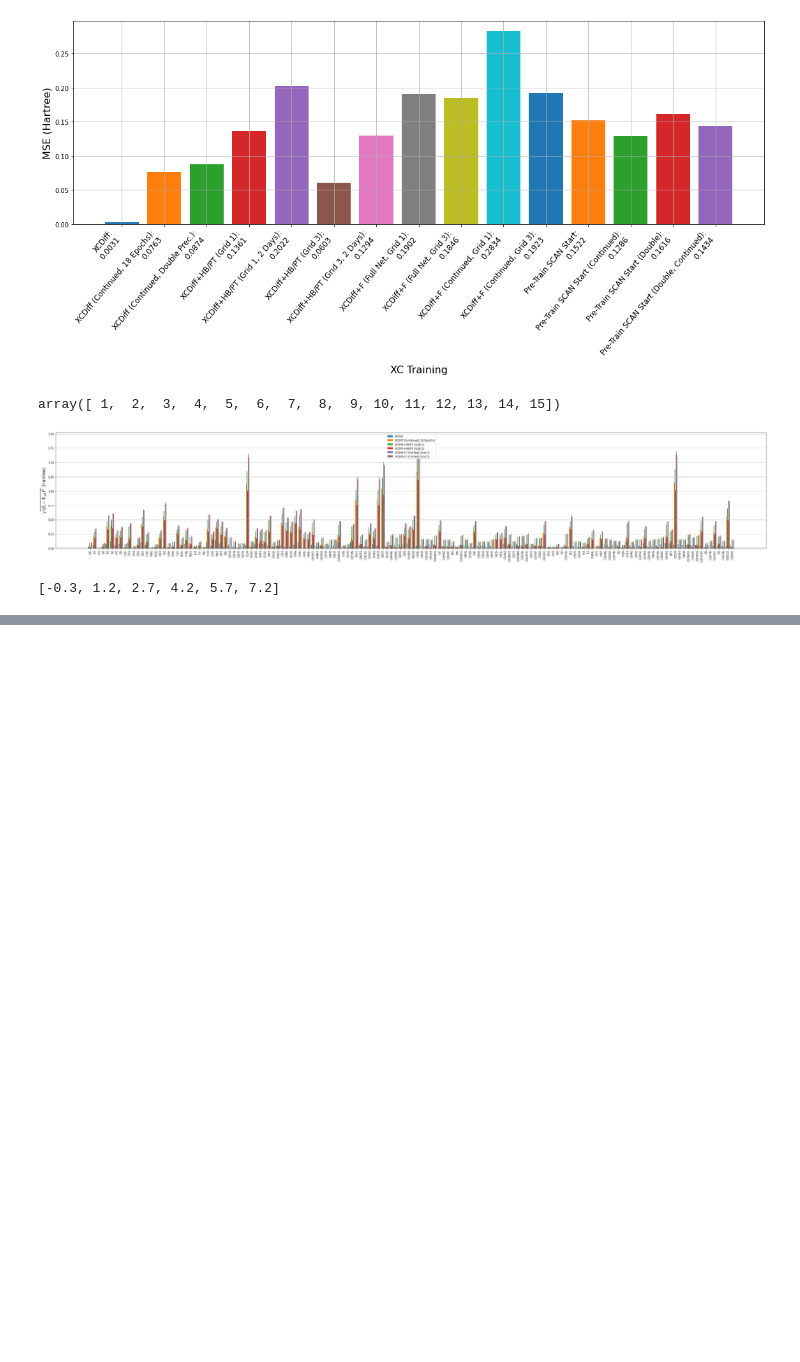
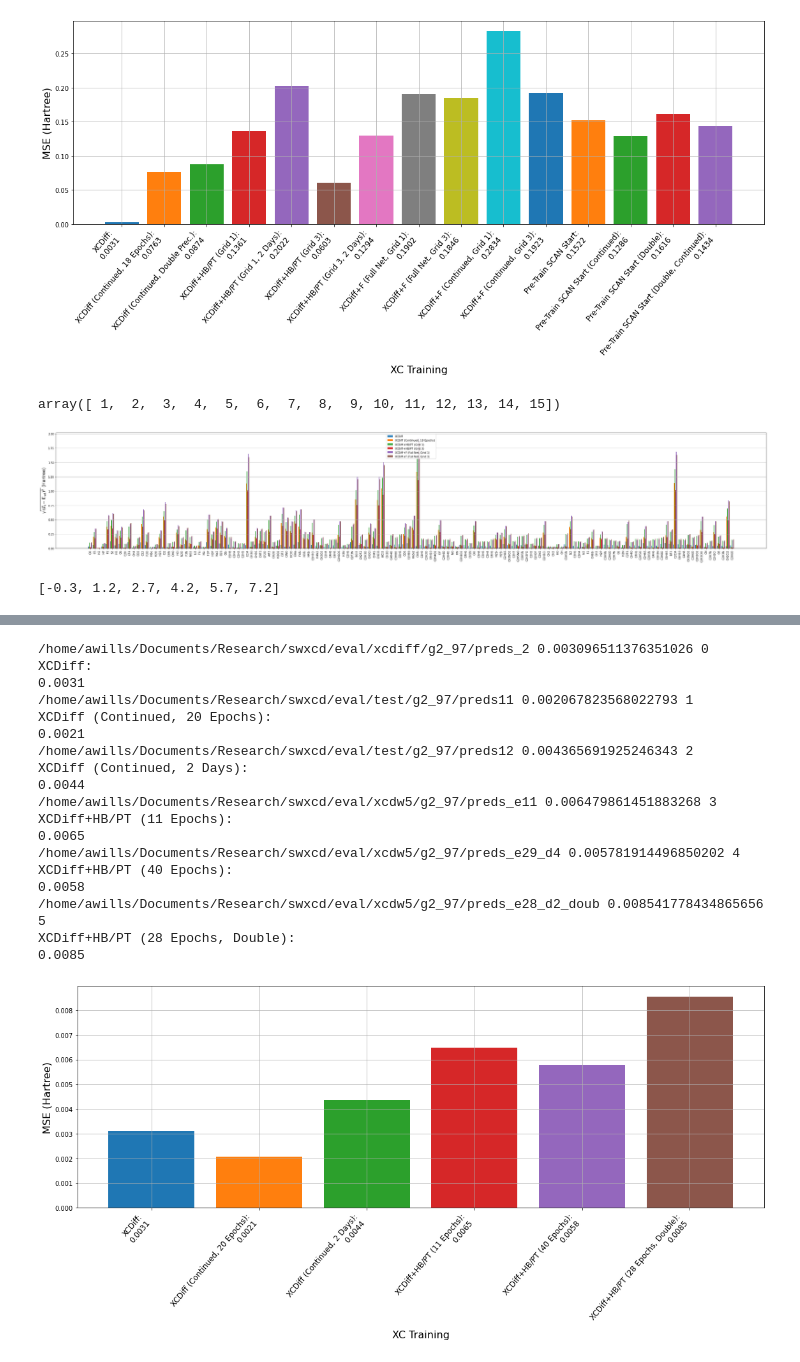
Before and after one commit to alecpwills/dpyscfl, a Jupyter notebook: notebooks/eval_graph.ipynb, the cells around one changed output, grey strips where cells are left out. Cells and saved outputs as stored; diff of their text form; code cells hidden in the pictures; blank space fills up the shorter version.

```diff
--- a/notebooks/eval_graph.ipynb
+++ b/notebooks/eval_graph.ipynb
@@ -186,0 +249,38 @@ x
+# %%
+f = plt.figure(figsize=(16,8))
+ax = f.add_subplot(111)
+count = 0
+xtlabs = []
+ax.grid()
+for k,v in errd.items():
+    print(k, v[1], count)
+    lab = labels[k]+':\n{:3.4f}'.format(v[1])
+    print(lab)
+    ax.bar(count, v[1], label=lab)
+    xtlabs.append(lab)
+    count += 1
+ax.set_xticks(np.arange(0, count))
+ax.set_xticklabels(xtlabs, fontsize=12, rotation=50, ha='right')
+ax.set_ylabel("MSE (Hartree)", fontsize=16)
+ax.set_xlabel("XC Training", fontsize=16)
+plt.tight_layout()
+# %% [output]
+/home/awills/Documents/Research/swxcd/eval/xcdiff/g2_97/preds_2 0.003096511376351026 0
+XCDiff:
+0.0031
+/home/awills/Documents/Research/swxcd/eval/test/g2_97/preds11 0.002067823568022793 1
+XCDiff (Continued, 20 Epochs):
+0.0021
+/home/awills/Documents/Research/swxcd/eval/test/g2_97/preds12 0.004365691925246343 2
+XCDiff (Continued, 2 Days):
+0.0044
+/home/awills/Documents/Research/swxcd/eval/xcdw5/g2_97/preds_e11 0.006479861451883268 3
+XCDiff+HB/PT (11 Epochs):
+0.0065
+/home/awills/Documents/Research/swxcd/eval/xcdw5/g2_97/preds_e29_d4 0.005781914496850202 4
+XCDiff+HB/PT (40 Epochs):
+0.0058
+/home/awills/Documents/Research/swxcd/eval/xcdw5/g2_97/preds_e28_d2_doub 0.008541778434865656 5
+XCDiff+HB/PT (28 Epochs, Double):
+0.0085
+[figure, added]
```
Also changed, not shown: parts of 16 cells of this notebook, 10 other files.
